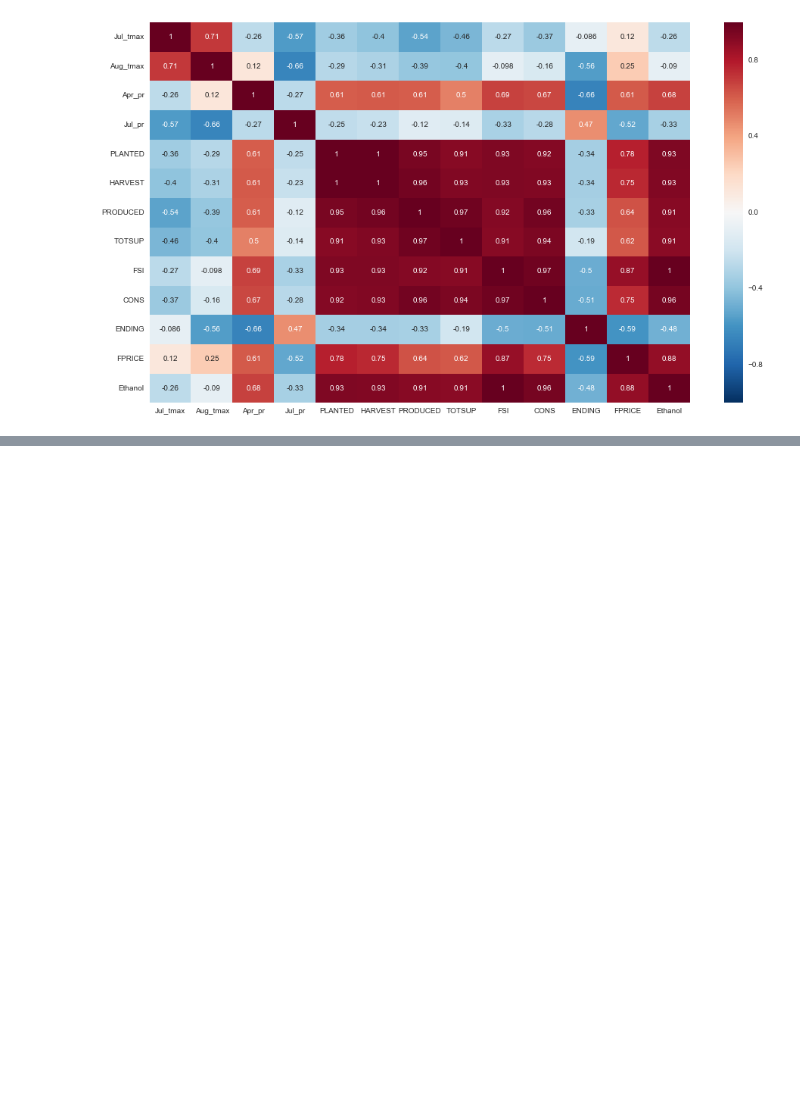
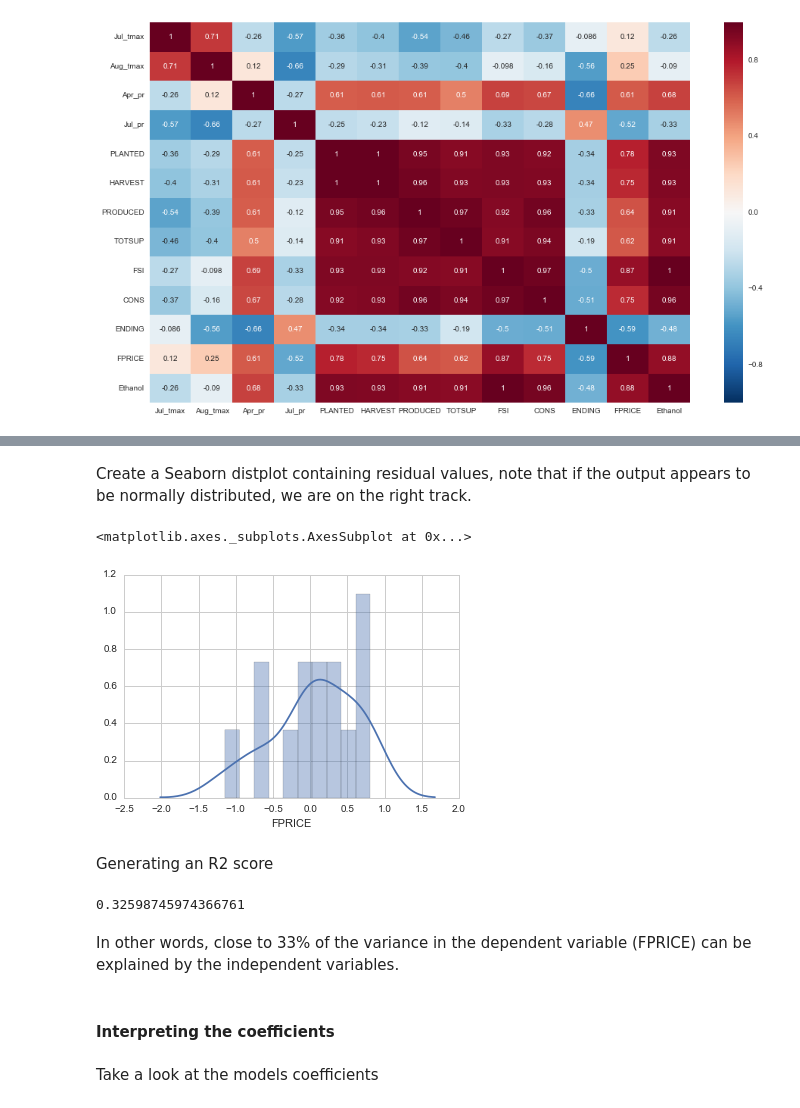
Before and after one commit to patrickboland4/factors_influencing_corn_prices, a Jupyter notebook: jupyter_notebooks/Analysis, Visualization, & Machine Learning.ipynb, the cells around one changed output, grey strips where cells are left out. Saved outputs shown, nothing was run; the diff lists cells and outputs as text; code cells hidden in the pictures; blank space fills up the shorter version.

```diff
--- a/jupyter_notebooks/Visualization & Machine Learning.ipynb
+++ b/jupyter_notebooks/Analysis, Visualization, & Machine Learning.ipynb
@@ -322,0 +429,19 @@ We will rely on the cornPC3 dataframe above, detailing how these variables corre
+# %% [markdown]
+Create a Seaborn distplot containing residual values, note that if the output appears to be normally distributed, we are on the right track.
+# %%
+sns.distplot(y_test - predictions, bins=10)
+# %% [output]
+<matplotlib.axes._subplots.AxesSubplot at 0x...>
+[figure, added]
+# %% [markdown]
+Generating an R2 score
+# %%
+sklearn.metrics.r2_score(y_test, predictions)
+# %% [output]
+0.32598745974366761
+# %% [markdown]
+In other words, close to 33% of the variance in the dependent variable (FPRICE) can be explained by the independent variables.
+# %% [markdown]
+#### Interpreting the coefficients
+# %% [markdown]
+Take a look at the models coefficients
```
Also changed, not shown: parts of 36 cells of this notebook.
